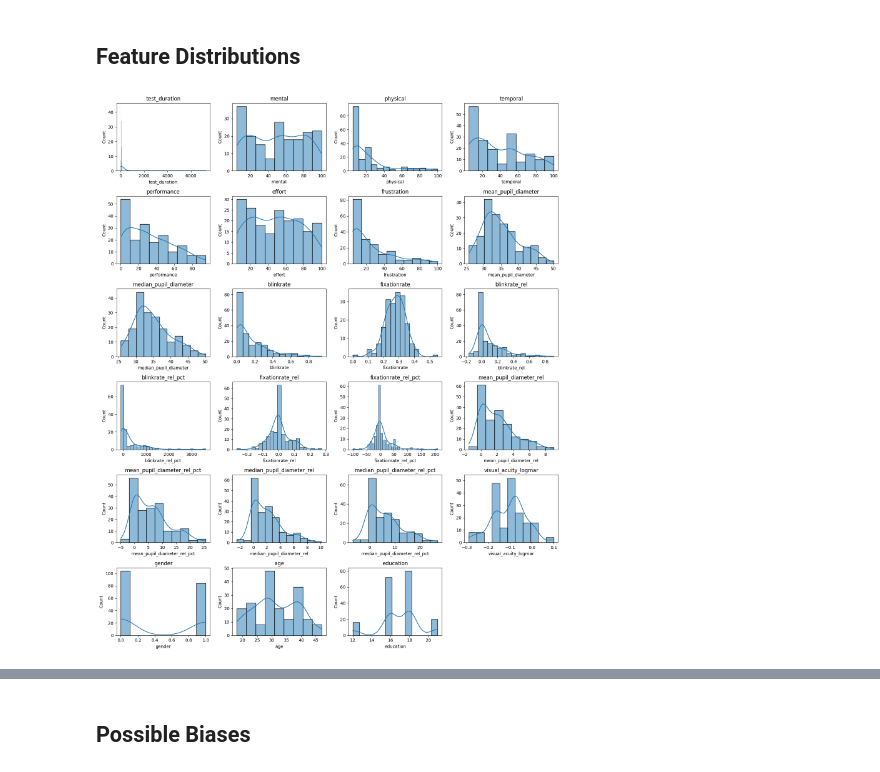
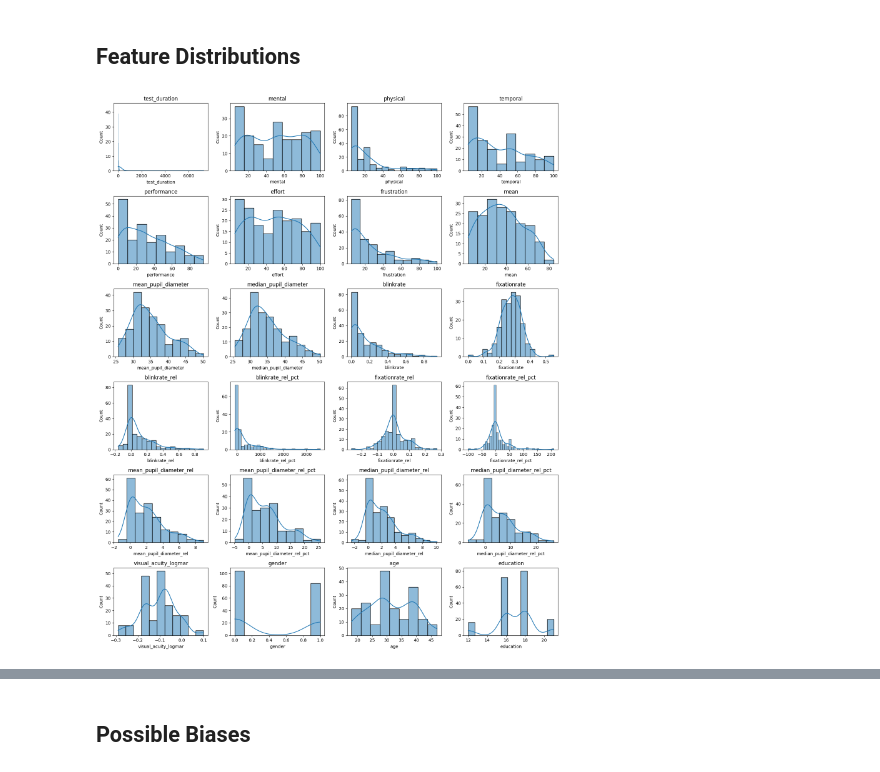
Before and after one commit to HBendig-HSFL/unlocking-minds, a Jupyter notebook: 1_DatasetCharacteristics/exploratory_data_analysis.ipynb, the cells around one changed output, grey strips where cells are left out. Drawn from its saved outputs; the diff is of its cells as text; code cells hidden in the pictures.

Commit message:
EDA - Add distribution plot of 'mean' per task

```diff
--- a/1_DatasetCharacteristics/exploratory_data_analysis.ipynb
+++ b/1_DatasetCharacteristics/exploratory_data_analysis.ipynb
@@ -927,19 +928,19 @@ dtype: int64
 # %%
 def plot_feature_distributions(dataframe):
     num_features = dataframe.shape[1]
     num_cols = 4
     num_rows = (num_features + num_cols - 1) // num_cols
 
     plt.figure(figsize=(15, num_rows * 3))
     for i, column in enumerate(dataframe.columns, 1):
         plt.subplot(num_rows, num_cols, i)
         sns.histplot(dataframe[column], kde=True)
         plt.title(column)
     plt.tight_layout()
     plt.show()
 
-features = df.drop(['mean', 'participant_id', 'test_id'], axis=1)
+features = df.drop(['participant_id', 'test_id'], axis=1)
 
 plot_feature_distributions(features)
 # %% [output]
-[figure, old version]
+[figure, new version]
```
Also changed, not shown: parts of 4 cells of this notebook.
